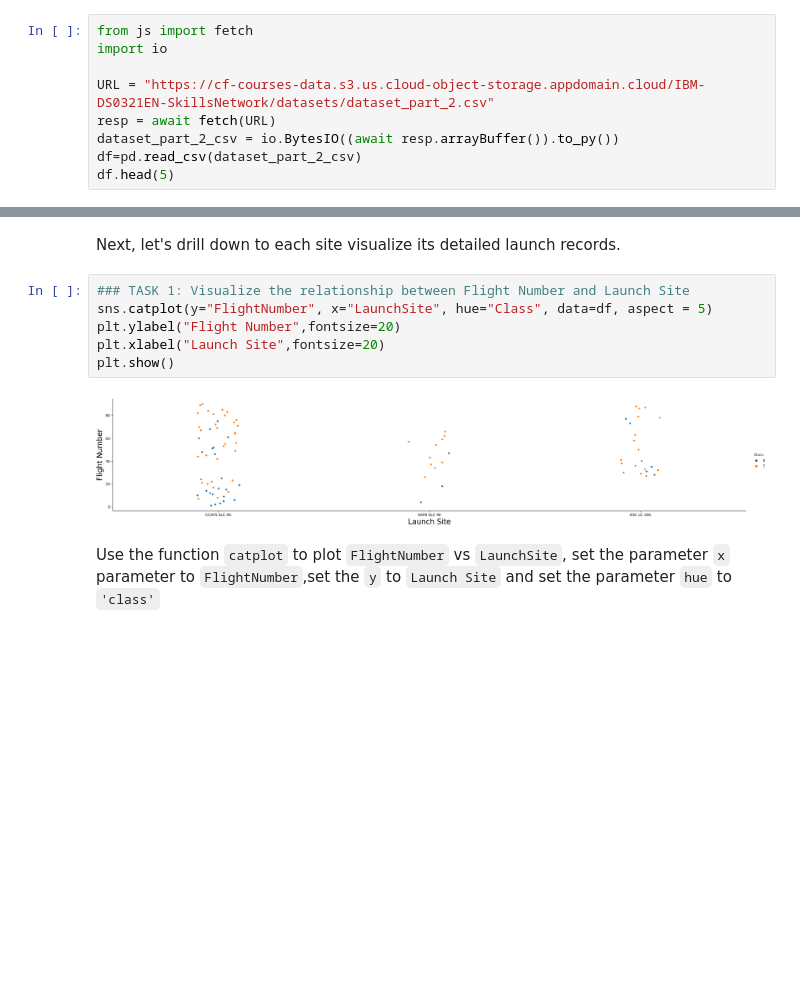
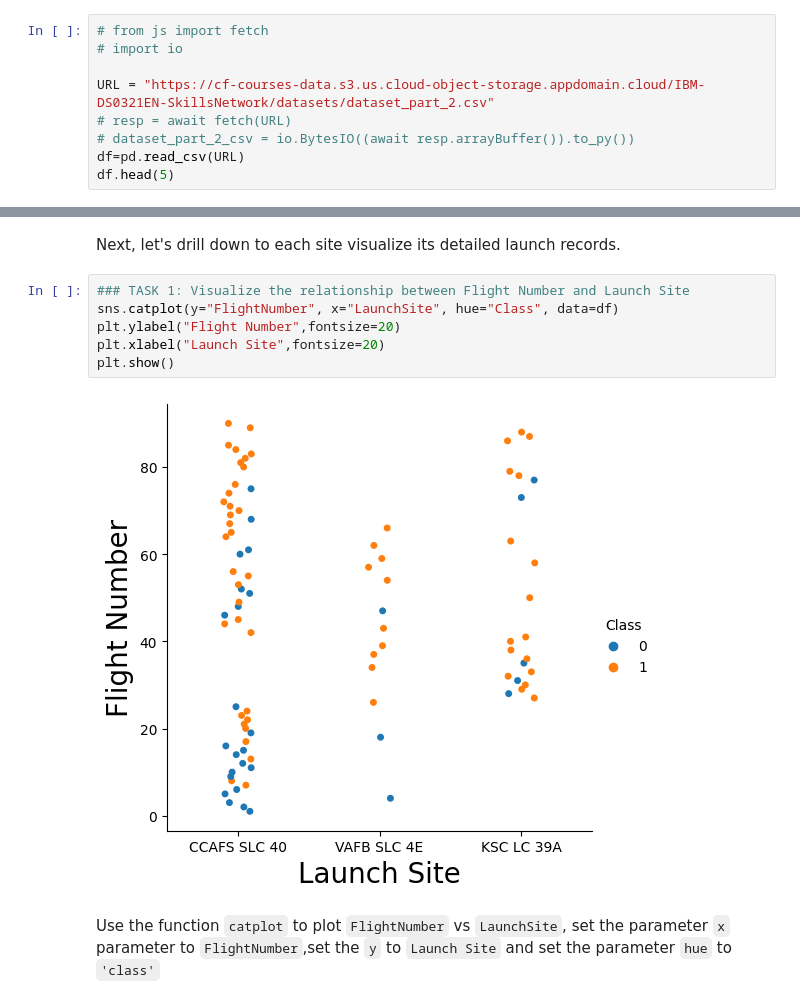
Before and after one commit to TheStrange-007/IBM-DS-Project, a Jupyter notebook: src/pandas eda/eda-dataviz.ipynb, the cells around one changed output, grey strips where cells are left out. Saved outputs shown, nothing was run; the diff lists cells and outputs as text; blank space fills up the shorter version.

```diff
--- a/src/pandas eda/eda-dataviz.ipynb
+++ b/src/pandas eda/eda-dataviz.ipynb
@@ -54,13 +70,13 @@ import seaborn as sns
 # %% [markdown]
 First, let's read the SpaceX dataset into a Pandas dataframe and print its summary
 # %%
-from js import fetch
-import io
+# from js import fetch
+# import io
 
 URL = "https://cf-courses-data.s3.us.cloud-object-storage.appdomain.cloud/IBM-DS0321EN-SkillsNetwork/datasets/dataset_part_2.csv"
-resp = await fetch(URL)
-dataset_part_2_csv = io.BytesIO((await resp.arrayBuffer()).to_py())
-df=pd.read_csv(dataset_part_2_csv)
+# resp = await fetch(URL)
+# dataset_part_2_csv = io.BytesIO((await resp.arrayBuffer()).to_py())
+df=pd.read_csv(URL)
 df.head(5)
 # %% [output]
 |  | FlightNumber | Date | BoosterVersion | PayloadMass | Orbit | LaunchSite | Outcome | Flights | GridFins | ... |
@@ -86,12 +102,12 @@ We see that different launch sites have different success rates.  <code>CCAFS LC
 Next, let's drill down to each site visualize its detailed launch records.
 # %%
 ### TASK 1: Visualize the relationship between Flight Number and Launch Site
-sns.catplot(y="FlightNumber", x="LaunchSite", hue="Class", data=df, aspect = 5)
+sns.catplot(y="FlightNumber", x="LaunchSite", hue="Class", data=df)
 plt.ylabel("Flight Number",fontsize=20)
 plt.xlabel("Launch Site",fontsize=20)
 plt.show()
 # %% [output]
-[figure, old version]
+[figure, new version]
 # %% [markdown]
 Use the function <code>catplot</code> to plot <code>FlightNumber</code> vs <code>LaunchSite</code>, set the  parameter <code>x</code>  parameter to <code>FlightNumber</code>,set the  <code>y</code> to <code>Launch Site</code> and set the parameter <code>hue</code> to <code>'class'</code>
 # %%
```
Also changed, not shown: parts of 16 cells of this notebook, 4 other files.
